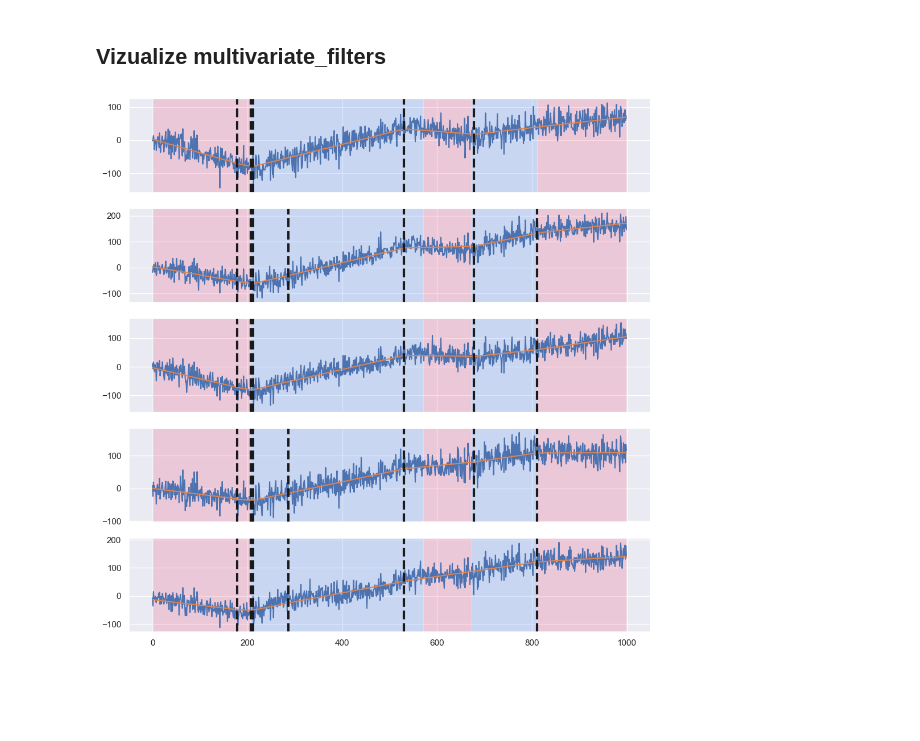
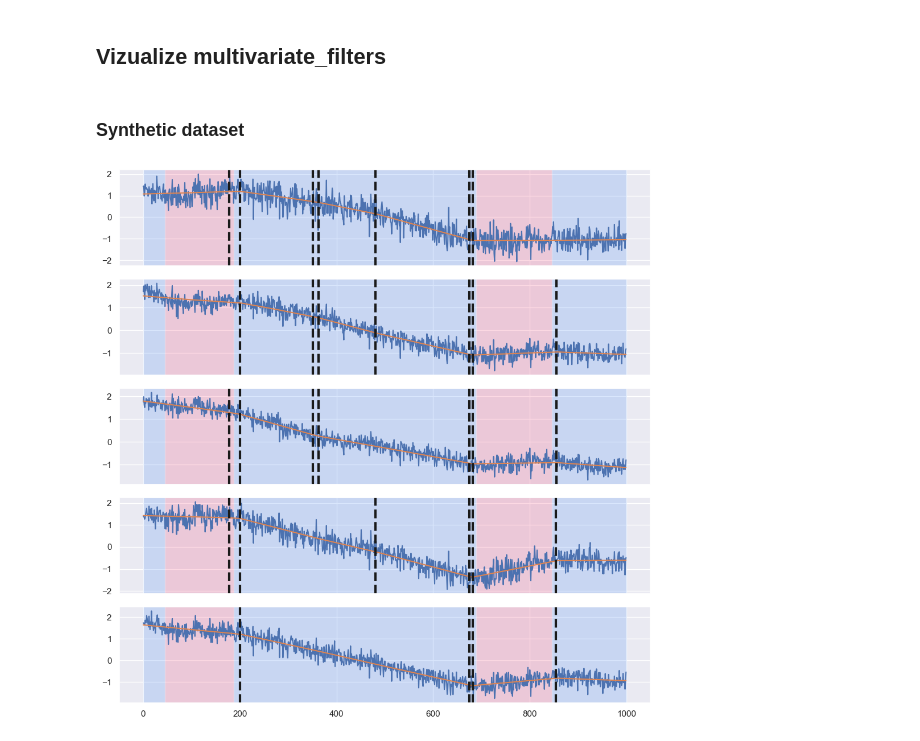
Before and after one commit to bobmnc/l1_trend_filtering, a Jupyter notebook: demo.ipynb, the cells around one changed output. Saved outputs shown, nothing was run; the diff lists cells and outputs as text; code cells hidden in the pictures; blank space fills up the shorter version.

```diff
--- a/demo.ipynb
+++ b/demo.ipynb
@@ -122,6 +143,8 @@ plt.show()
 [figure]
 # %% [markdown]
 ## Vizualize multivariate_filters
+# %% [markdown]
+### Synthetic dataset
 # %%
 multivariate_signals, breakpoints_list = create_multivariate_signals(
     N=10, signal_length=1000, D=5, max_slope=0.5, p_trend_change=0.01, noise_level=20.0
@@ -129,20 +152,21 @@ multivariate_signals, breakpoints_list = create_multivariate_signals(
 
 signal = multivariate_signals[0]
 bkps = breakpoints_list[0]
+signal = normalize_signal(signal)
 # %%
-trend_l1 = l1_trend_filter_multivariate(signal, penalty=50000)
+trend_l1 = l1_trend_filter_multivariate(signal, penalty=500)
 fig, ax = rpt.display(signal, bkps)
 D = 5
 for d in range(D):
     pred_bkps = get_breakpoints(trend_l1[:, d])
     ax[d].plot(trend_l1[:, d], label="l1_trend")
     for bkp in pred_bkps:
         ax[d].axvline(
             x=bkp - 0.5,
             color="k",
             linewidth=3,
             linestyle="--",
             alpha=1.0,
         )
 # %% [output]
-[figure, old version]
+[figure, new version]
```
Also changed, not shown: parts of 8 cells of this notebook.
